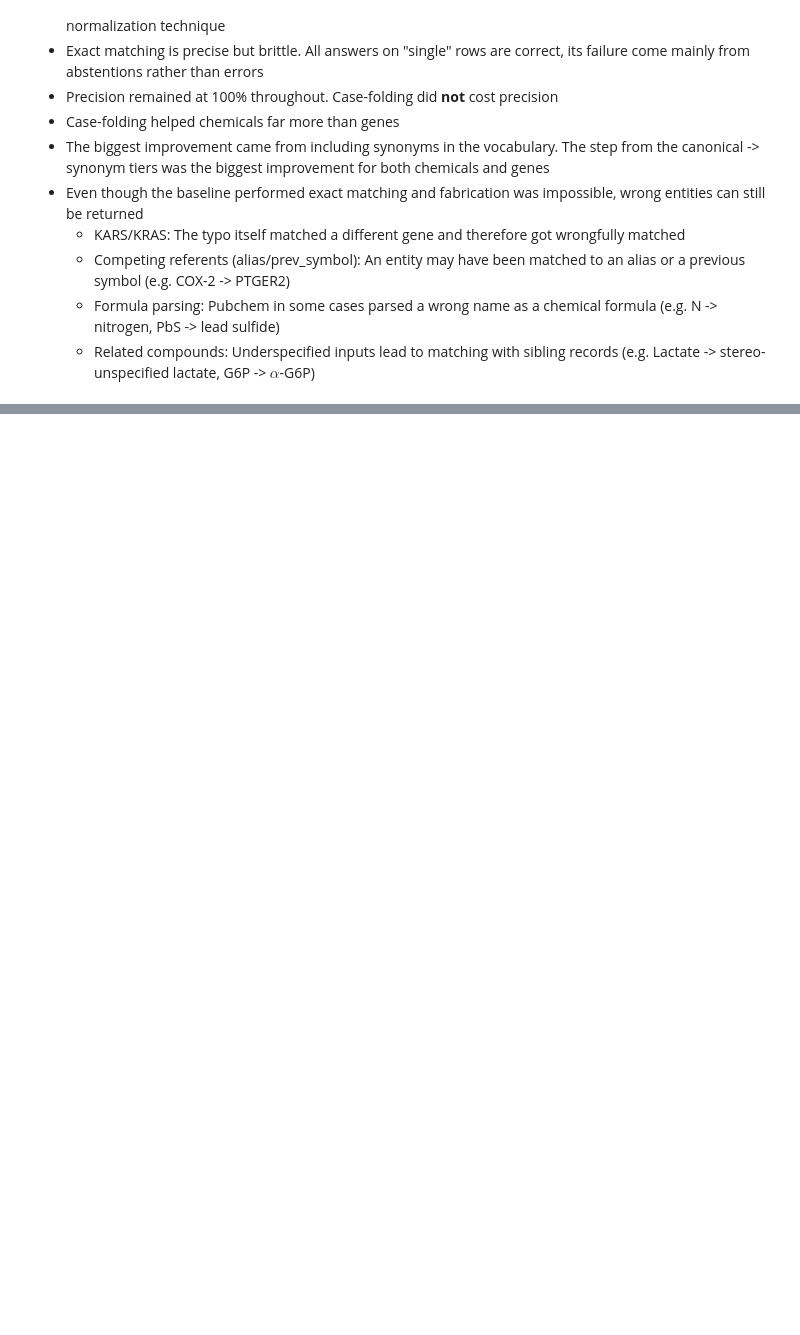
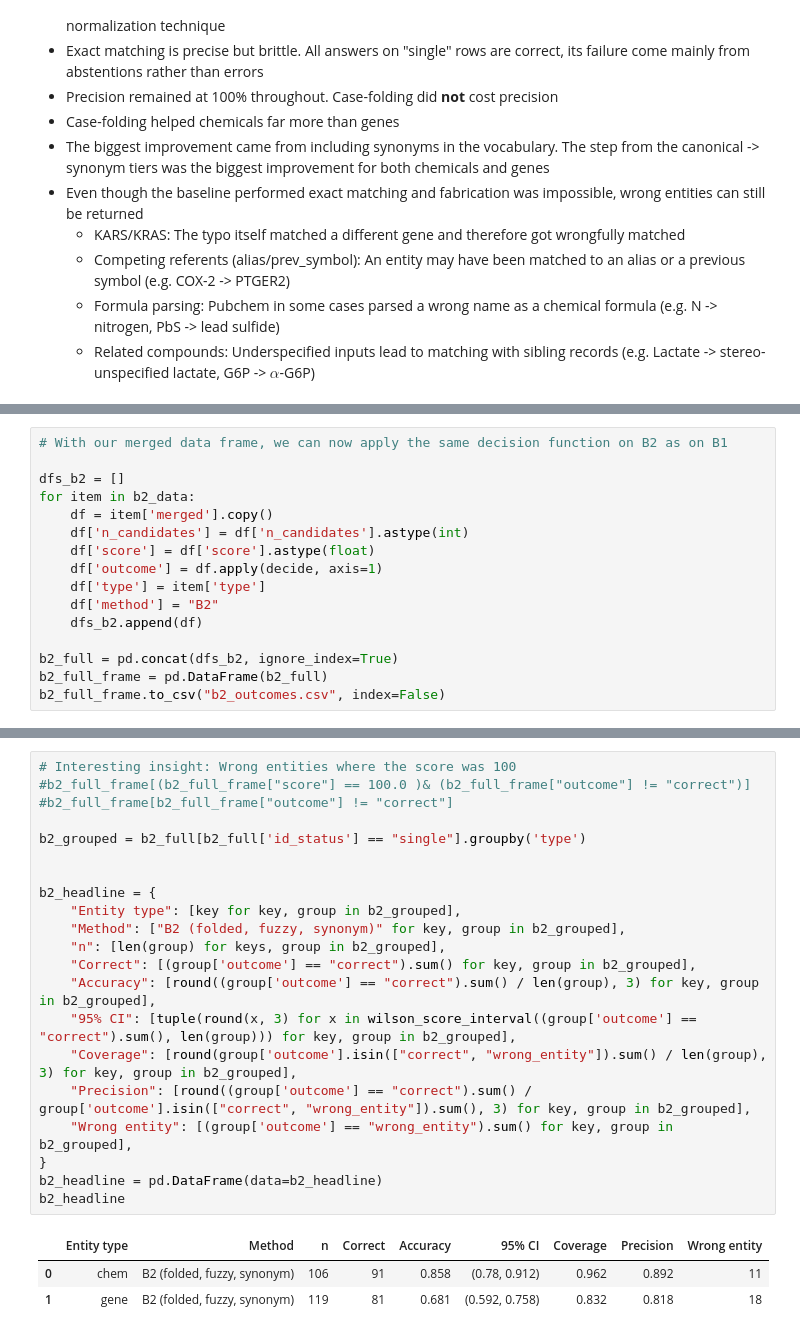
Before and after one commit to mathiashusted/local-entity-normalization, a Jupyter notebook: scripts/baseline/baseline_evaluation.ipynb, the cells around one changed output, grey strips where cells are left out. Cells and saved outputs as stored; diff of their text form; blank space fills up the shorter version.

```diff
--- a/scripts/baseline/baseline_evaluation.ipynb
+++ b/scripts/baseline/baseline_evaluation.ipynb
@@ -322,0 +365,16 @@ Major findings about baseline B1:
+# %%
+# With our merged data frame, we can now apply the same decision function on B2 as on B1
+
+dfs_b2 = []
+for item in b2_data:
+    df = item['merged'].copy()
+    df['n_candidates'] = df['n_candidates'].astype(int)
+    df['score'] = df['score'].astype(float)
+    df['outcome'] = df.apply(decide, axis=1)
+    df['type'] = item['type']
+    df['method'] = "B2"
+    dfs_b2.append(df)
+
+b2_full = pd.concat(dfs_b2, ignore_index=True)
+b2_full_frame = pd.DataFrame(b2_full)
+b2_full_frame.to_csv("b2_outcomes.csv", index=False)
@@ -322,0 +388,25 @@ Major findings about baseline B1:
+# %%
+# Interesting insight: Wrong entities where the score was 100
+#b2_full_frame[(b2_full_frame["score"] == 100.0 )& (b2_full_frame["outcome"] != "correct")]
+#b2_full_frame[b2_full_frame["outcome"] != "correct"]
+
+b2_grouped = b2_full[b2_full['id_status'] == "single"].groupby('type')
+
+
+b2_headline = {
+    "Entity type": [key for key, group in b2_grouped],
+    "Method": ["B2 (folded, fuzzy, synonym)" for key, group in b2_grouped],
+    "n": [len(group) for keys, group in b2_grouped],
+    "Correct": [(group['outcome'] == "correct").sum() for key, group in b2_grouped],
+    "Accuracy": [round((group['outcome'] == "correct").sum() / len(group), 3) for key, group in b2_grouped],
+    "95% CI": [tuple(round(x, 3) for x in wilson_score_interval((group['outcome'] == "correct").sum(), len(group))) for key, group in b2_grouped],
+    "Coverage": [round(group['outcome'].isin(["correct", "wrong_entity"]).sum() / len(group), 3) for key, group in b2_grouped],
+    "Precision": [round((group['outcome'] == "correct").sum() / group['outcome'].isin(["correct", "wrong_entity"]).sum(), 3) for key, group in b2_grouped],
+    "Wrong entity": [(group['outcome'] == "wrong_entity").sum() for key, group in b2_grouped],
+}
+b2_headline = pd.DataFrame(data=b2_headline)
+b2_headline
+# %% [output]
+|  | Entity type | Method | n | Correct | Accuracy | 95% CI | Coverage | Precision | Wrong entity |
+| 0 | chem | B2 (folded, fuzzy, synonym) | 106 | 91 | 0.858 | (0.78, 0.912) | 0.962 | 0.892 | 11 |
+| 1 | gene | B2 (folded, fuzzy, synonym) | 119 | 81 | 0.681 | (0.592, 0.758) | 0.832 | 0.818 | 18 |
```
Also changed, not shown: parts of 12 cells of this notebook, 7 other files.
